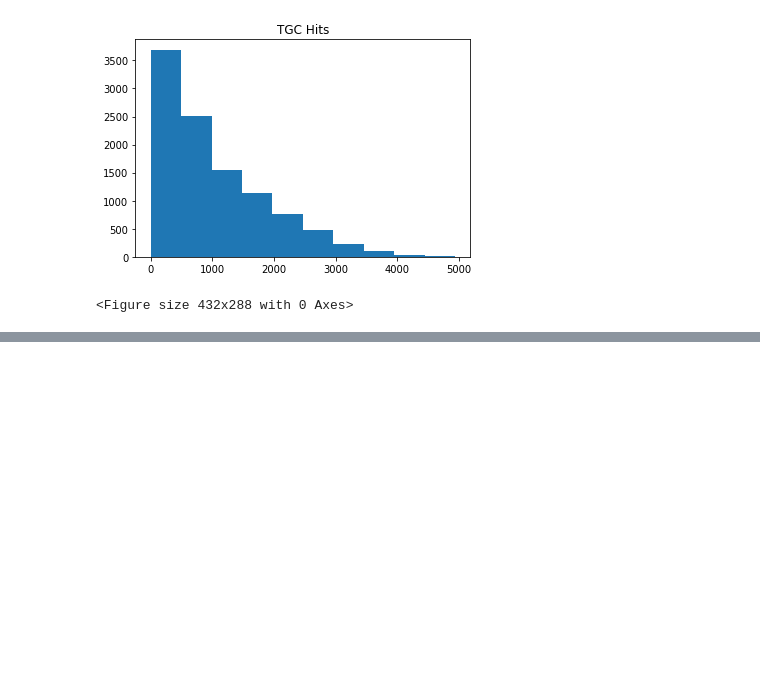
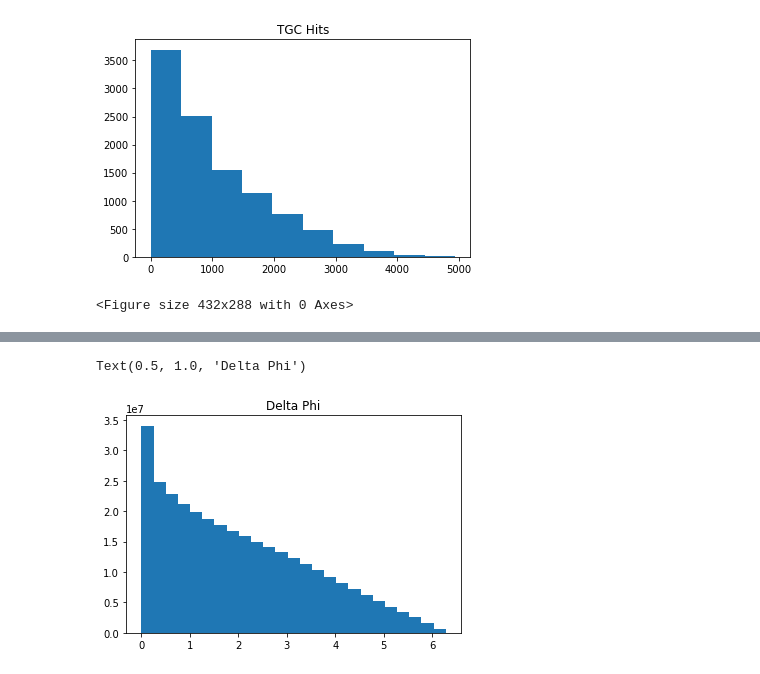
Before and after one commit to olyjazzhead/DiVertAnalysis, a Jupyter notebook: Signal-Cutflow.ipynb, the cells around one changed output, grey strips where cells are left out. Cells and saved outputs as stored; diff of their text form; code cells hidden in the pictures; blank space fills up the shorter version.

```diff
--- a/Signal-Cutflow.ipynb
+++ b/Signal-Cutflow.ipynb
@@ -111,0 +116,2 @@ False
+# %%
+track_phi = sig_file["track_phi"].array()
@@ -111,0 +181,6 @@ False
+# %%
+plt.hist(delta_phi_flat, bins=25)
+plt.title("Delta Phi")
+# %% [output]
+Text(0.5, 1.0, 'Delta Phi')
+[figure, added]
```
Also changed, not shown: parts of 51 cells of this notebook.
